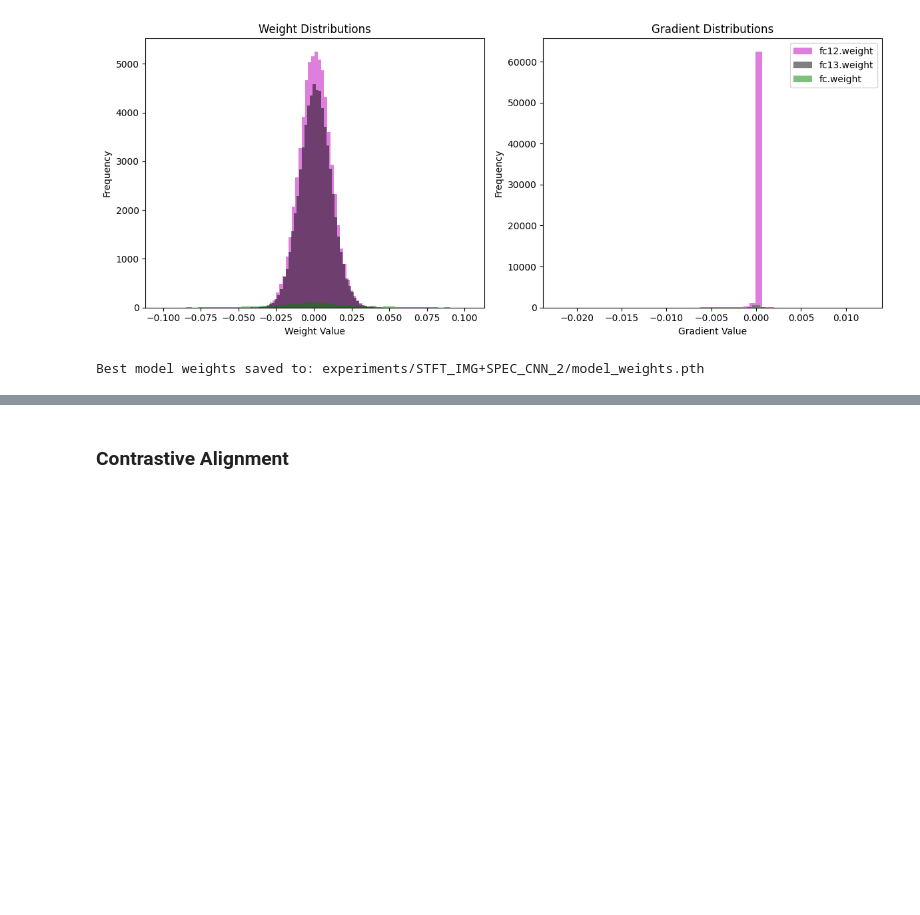
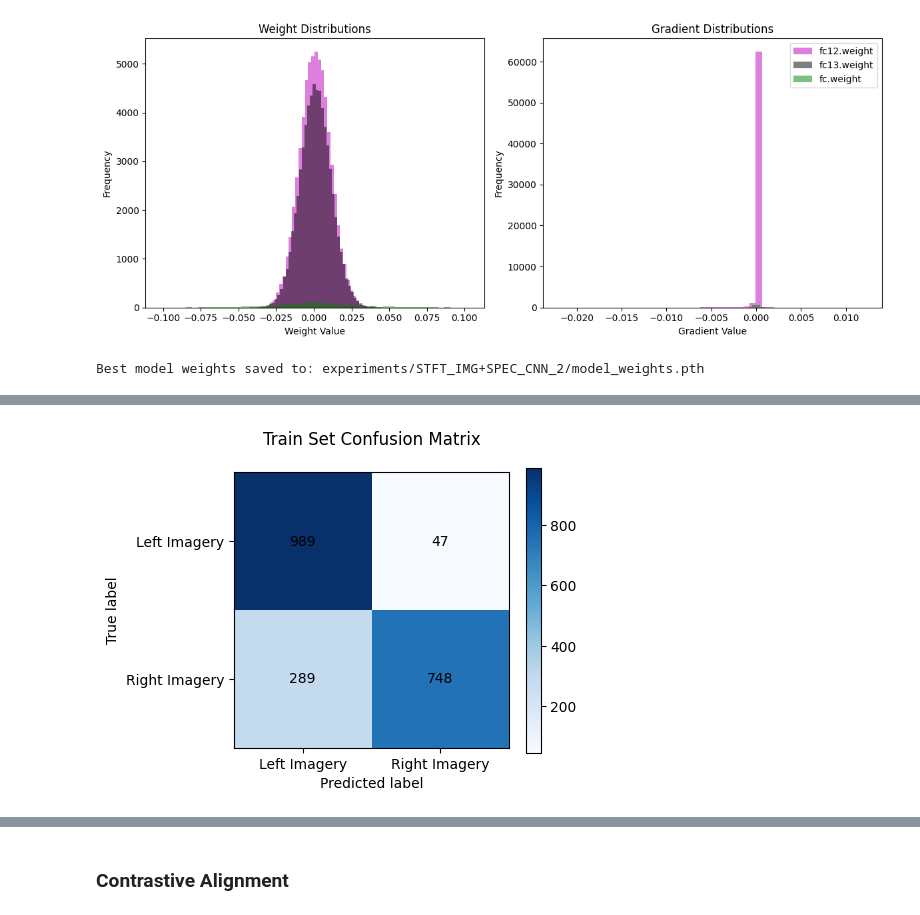
Before and after one commit to emmanuel-olateju/elbow_MI, a Jupyter notebook: bci_processing_elbowMI.ipynb, the cells around one changed output, grey strips where cells are left out. Saved outputs shown, nothing was run; the diff lists cells and outputs as text; code cells hidden in the pictures; blank space fills up the shorter version.

```diff
--- a/bci_processing_elbowMI.ipynb
+++ b/bci_processing_elbowMI.ipynb
@@ -1503,0 +2074,66 @@ files.download("experiments.zip")
+# %%
+# @title Train-Set Confusion Matrix
+
+SEED = 42
+torch.manual_seed(SEED)
+np.random.seed(SEED)
+random.seed(SEED)
+torch.backends.cudnn.deterministic = True
+torch.backends.cudnn.benchmark = False
+
+model.load_state_dict(chkpt.best_state)
+model.eval()
+model.to(device)
+
+all_preds = []
+all_labels = []
+
+with torch.no_grad():
+    for x, y in train_loader:
+        x = x.to(device)
+        y = y.to(device)
+        out = model(x)
+        probs = F.softmax(out, dim=1)
+        preds = torch.argmax(probs, dim=1)
+        all_preds.append(preds.cpu())
+        all_labels.append(y.cpu())
+
+all_preds = torch.cat(all_preds)
+all_labels = torch.cat(all_labels)
+
+from sklearn.metrics import confusion_matrix
+
+cm = confusion_matrix(all_labels, all_preds)
+cm = cm.astype(int)
+# cm = cm / cm.sum(axis=1, keepdims=True)  # normalize by row
+
+classes = ["Left Imagery", "Right Imagery"]
+
+fig, ax = plt.subplots(figsize=(5, 4))
+im = ax.imshow(cm, cmap="Blues")
+
+# Add labels
+ax.set_xticks(np.arange(len(classes)))
+ax.set_yticks(np.arange(len(classes)))
+ax.set_xticklabels(classes)
+ax.set_yticklabels(classes)
+
+# Annotate each cell
+for i in range(cm.shape[0]):
+    for j in range(cm.shape[1]):
+        ax.text(j, i, cm[i, j],
+                ha="center", va="center",
+                color="black", fontsize=10)
+
+# Axis labels & title
+ax.set_xlabel("Predicted label")
+ax.set_ylabel("True label")
+ax.set_title("Train Set Confusion Matrix", pad=20)
+# ax.set_title("Train Set Confusion Matrix \n (Augmented Samples Inlcuded)")
+
+fig.colorbar(im)
+plt.tight_layout()
+plt.savefig("train_set_confusion_matrix.png", bbox_inches="tight", dpi=300)
+plt.show()
+# %% [output]
+[figure, added]
```
Also changed, not shown: parts of 66 cells of this notebook.
